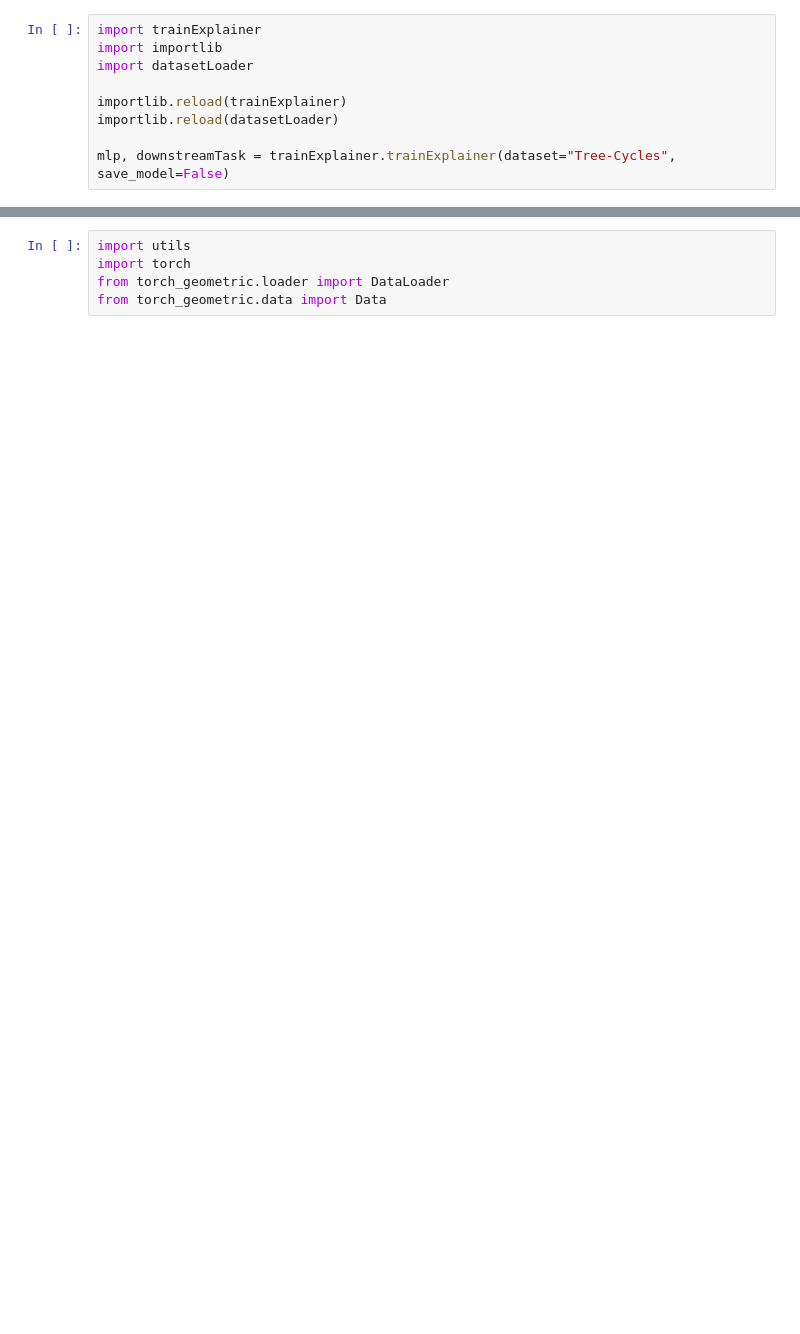
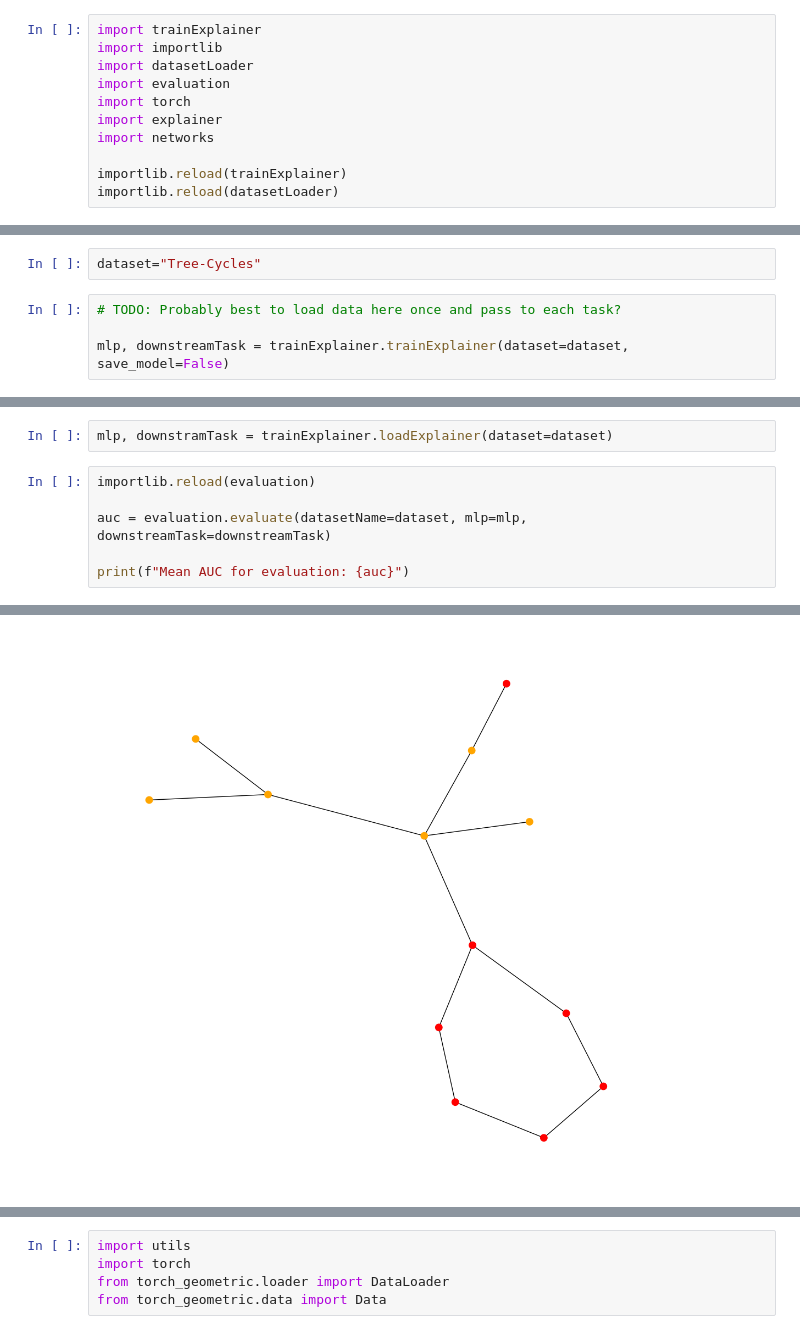
Before and after one commit to TrstnSch/BT-ML-PGESAT, a Jupyter notebook: code/PGExplainer/test.ipynb, the cells around one changed output, grey strips where cells are left out. Cells and saved outputs as stored; diff of their text form; blank space fills up the shorter version.

Commit message:
WIP: General evaluation

```diff
--- a/code/PGExplainer/test.ipynb
+++ b/code/PGExplainer/test.ipynb
@@ -2,9 +2,11 @@
 import trainExplainer
 import importlib
 import datasetLoader
+import evaluation
+import torch
+import explainer
+import networks
 
 importlib.reload(trainExplainer)
 importlib.reload(datasetLoader)
-
-mlp, downstreamTask = trainExplainer.trainExplainer(dataset="Tree-Cycles", save_model=False)
 # %% [output]
@@ -43,0 +14,6 @@ Find logs at: .\wandb\run-20250214_010945-qam8ewnz\logs
+# %%
+dataset="Tree-Cycles"
+# %%
+# TODO: Probably best to load data here once and pass to each task?
+
+mlp, downstreamTask = trainExplainer.trainExplainer(dataset=dataset, save_model=False)
@@ -43,0 +56,9 @@ Find logs at: .\wandb\run-20250214_010945-qam8ewnz\logs
+# %%
+mlp, downstramTask = trainExplainer.loadExplainer(dataset=dataset)
+# %%
+importlib.reload(evaluation)
+
+auc = evaluation.evaluate(datasetName=dataset, mlp=mlp, downstreamTask=downstreamTask)
+
+print(f"Mean AUC for evaluation: {auc}")
+# %% [output]
@@ -43,0 +82 @@ Find logs at: .\wandb\run-20250214_010945-qam8ewnz\logs
+[figure, added]
```
Also changed, not shown: parts of 11 cells of this notebook, 5 other files.
